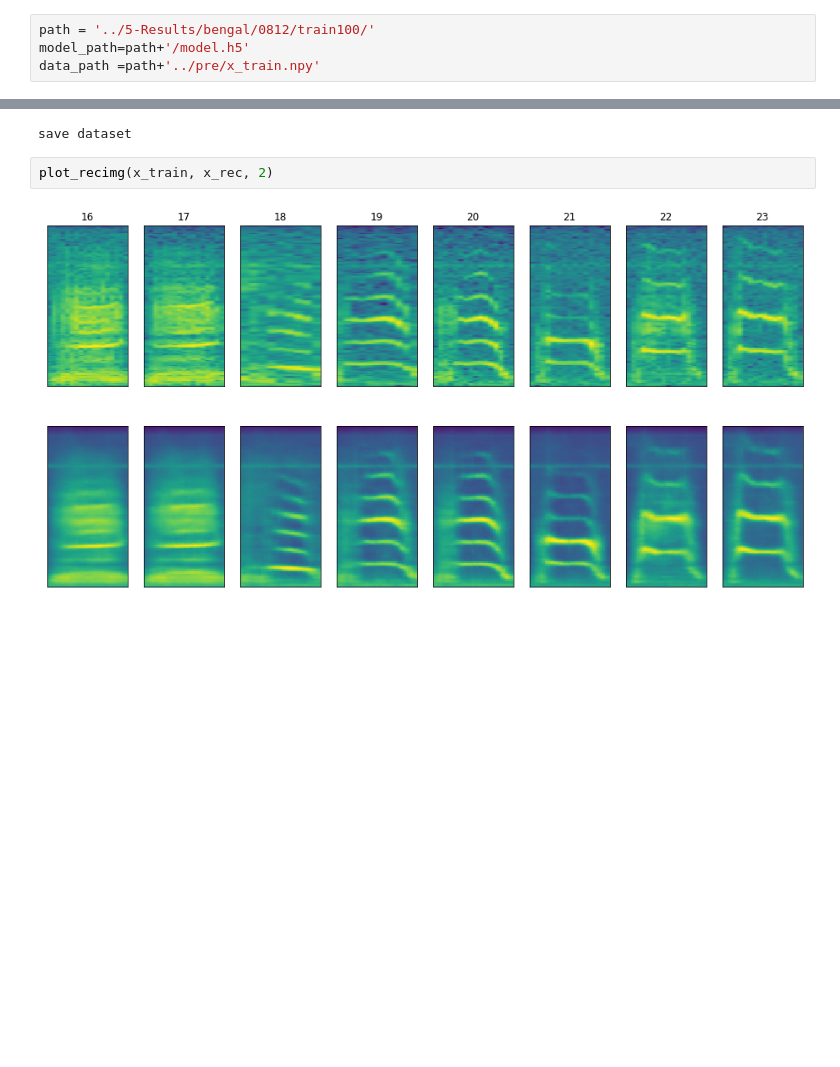
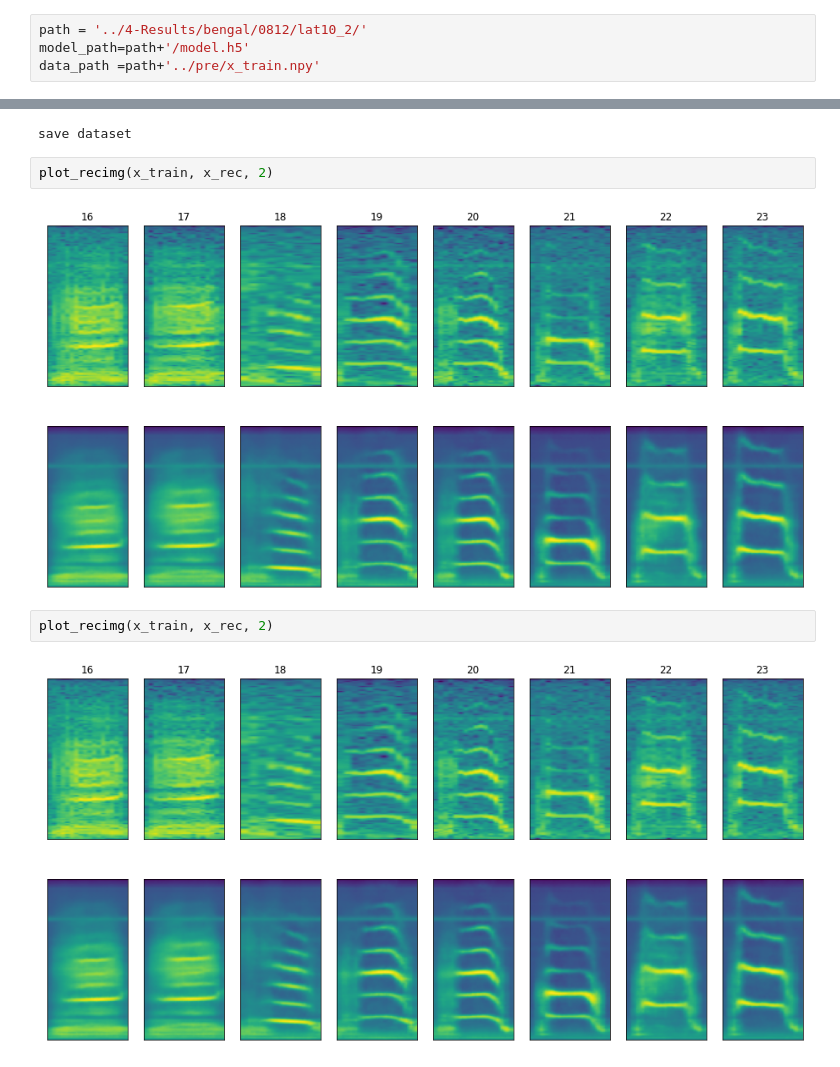
Before and after one commit to yebiny/Songbird-clusturing, a Jupyter notebook: 3-Train/2-evaluate.ipynb, the cells around one changed output, grey strips where cells are left out. Cells and saved outputs as stored; diff of their text form; blank space fills up the shorter version.

```diff
--- a/3-Train/2-evaluate.ipynb
+++ b/3-Train/2-evaluate.ipynb
@@ -1,7 +1,7 @@
 # %%
 from evalVAE import *
 # %%
-path = '../5-Results/bengal/0812/train100/'
+path = '../4-Results/bengal/0812/lat10_2/'
 model_path=path+'/model.h5'
 data_path =path+'../pre/x_train.npy'
 # %%
@@ -33,4 +33,8 @@ save dataset
 # %%
 plot_recimg(x_train, x_rec, 2)
 # %% [output]
-[figure, old version]
+[figure, new version]
+# %%
+plot_recimg(x_train, x_rec, 2)
+# %% [output]
+[figure, added]
```
Also changed, not shown: parts of 2 cells of this notebook, 3 other files.
